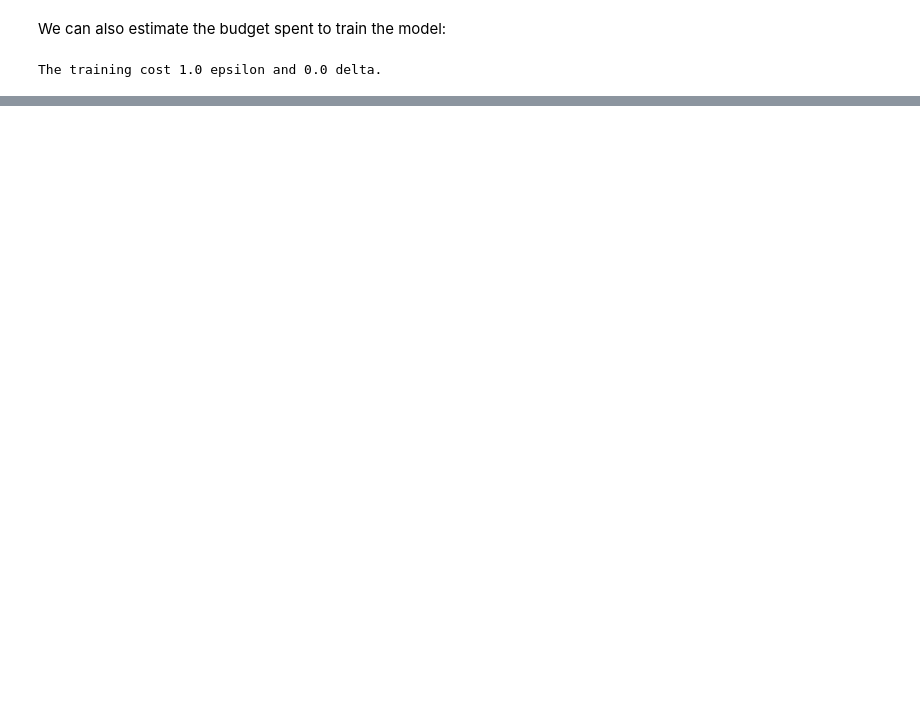
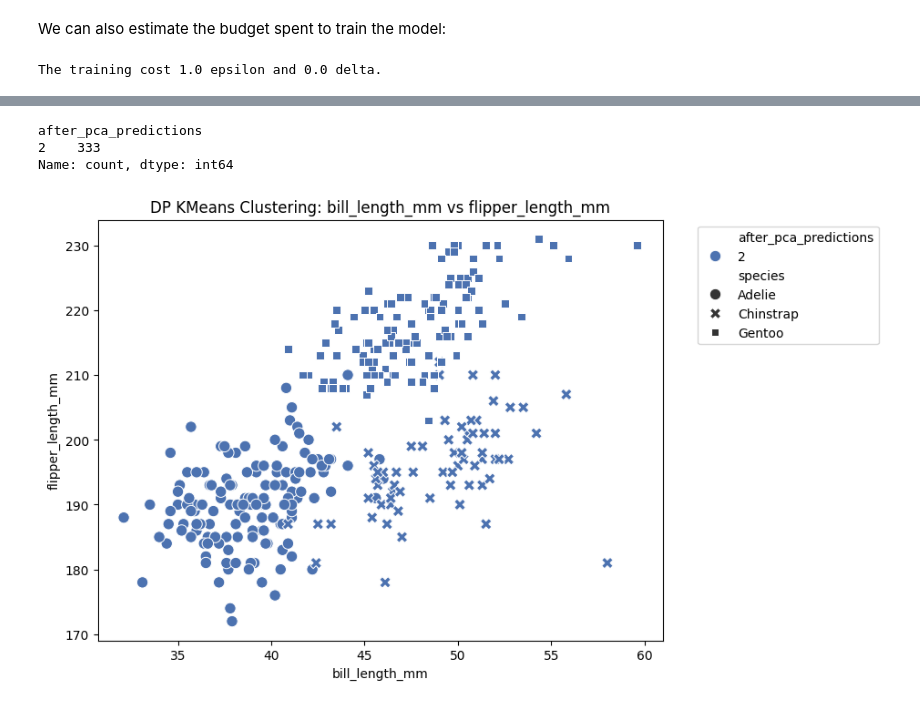
Before and after one commit to dscc-admin-ch/ESTP_DP_Course, a Jupyter notebook: DiffPrivLib.ipynb, the cells around one changed output, grey strips where cells are left out. Saved outputs shown, nothing was run; the diff lists cells and outputs as text; code cells hidden in the pictures; blank space fills up the shorter version.

```diff
--- a/DiffPrivLib.ipynb
+++ b/DiffPrivLib.ipynb
@@ -241,0 +414,13 @@ The training cost 1.0 epsilon and 0.0 delta.
+# %%
+pca_kmeans_pipeline = Pipeline([
+    ('scaler', models.StandardScaler(epsilon = 0.5, bounds=dpl_bounds)),
+    ('pca', models.PCA(n_components=2, epsilon=3.0, bounds=bounds_after_scaler, data_norm=data_norm_after_scaler)),
+    ('kmeans', models.KMeans(n_clusters=N_CLUSTERS, epsilon=5.0, bounds=([-3, -3], [3, 3]))),
+])
+# %%
+# TODO: Fit the pipeline
+#kmeans_pipeline = ...
+
+# Correction
+pca_kmeans_pipeline = pca_kmeans_pipeline.fit(feature_data)
+pca_kmeans_pipeline
@@ -241,0 +443,9 @@ The training cost 1.0 epsilon and 0.0 delta.
+# %%
+# TODO: Predict clusters on feature_data with K-Mean pipeline
+#predictions = ...
+
+# Correction
+after_pca_predictions = pca_kmeans_pipeline.predict(feature_data)
+# %%
+df["after_pca_predictions"] = after_pca_predictions
+df.head()
@@ -241,0 +459,10 @@ The training cost 1.0 epsilon and 0.0 delta.
+# %%
+df["after_pca_predictions"].value_counts()
+# %% [output]
+after_pca_predictions
+2    333
+Name: count, dtype: int64
+# %%
+plot_clusters(df, x="bill_length_mm", y="flipper_length_mm", cluster_col="after_pca_predictions")
+# %% [output]
+[figure, added]
```
Also changed, not shown: parts of 40 cells of this notebook.
